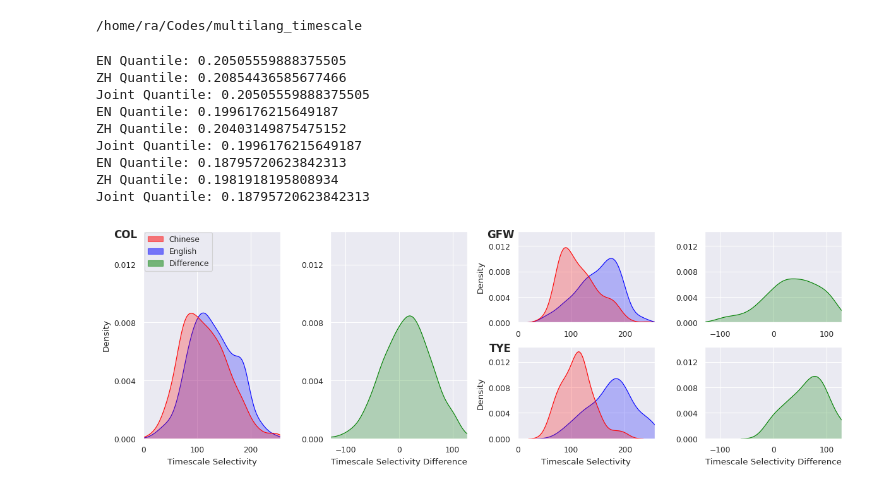
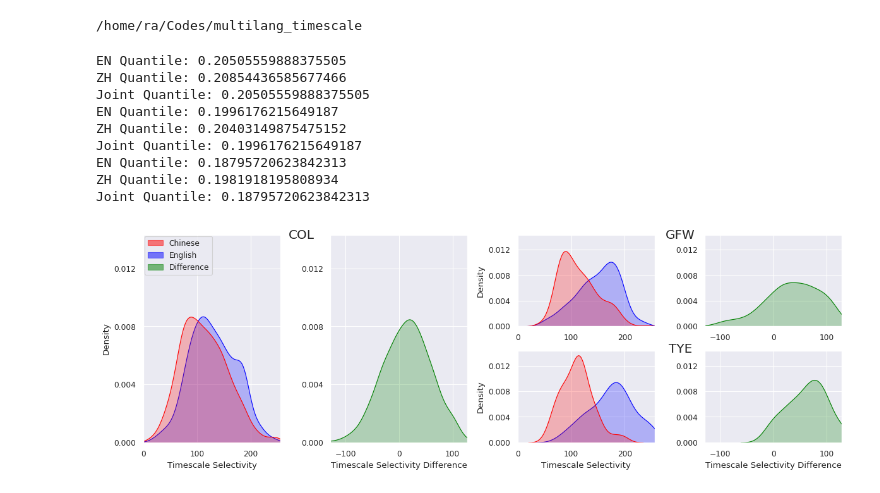
Before and after one commit to bramantyois/multilang_timescale, a Jupyter notebook: notebook/03_plots/04_timescale_distribution.ipynb, the cells around one changed output. Drawn from its saved outputs; the diff is of its cells as text; code cells hidden in the pictures.

Commit message:
aggregate timescale plot

```diff
--- a/notebook/03_plots/04_timescale_distribution.ipynb
+++ b/notebook/03_plots/04_timescale_distribution.ipynb
@@ -70,6 +70,8 @@ subject_ids = ["COL", "GFW", "TYE"]
 config_plotting(context=plotting_context)
 
 figsize = figsize_dict[figsize_type]
+# get default font size
+default_font_size = plt.rcParams["font.size"]
 # %%
 def get_stats(subject_id: str):
     en_feature_config = f".temp/config/bling/feature/{subject_id}/mBERT_all_untrimmed_timescale_stepwise_en.json"
@@ -223,7 +272,7 @@ import matplotlib.ticker as ticker
 import matplotlib.patches as mpatches
 
 
-fig = plt.figure(figsize=(12,4))
+fig = plt.figure(figsize=figsize_dict["long"])
 gs = fig.add_gridspec(2, 4)
 
 # two the big one for COL
@@ -234,49 +283,98 @@ ax_gfw_1 = fig.add_subplot(gs[0, 2], sharex=ax_col_1, sharey=ax_col_1)
 ax_gfw_2 = fig.add_subplot(gs[0, 3], sharex=ax_col_2, sharey=ax_col_1)
 
 ax_tye_1 = fig.add_subplot(gs[1, 2], sharex=ax_col_1, sharey=ax_col_1)
-ax_tye_2 = fig.add_subplot(gs[1, 3], sharex=ax_col_2, sharey=ax_col_1,)
+ax_tye_2 = fig.add_subplot(
+    gs[1, 3],
+    sharex=ax_col_2,
+    sharey=ax_col_1,
+)
 
 for ax in [ax_gfw_1, ax_gfw_2, ax_tye_1, ax_tye_2]:
     ax.yaxis.set_major_locator(ticker.MaxNLocator(4))
 
 
-fig.text(0.0425, 0.95, "COL", ha="center", va="center", fontsize=12, transform=fig.transFigure, weight="bold")
-fig.text(0.5375, 0.95, "GFW", ha="center", va="center", fontsize=12, transform=fig.transFigure, weight="bold")
-fig.text(0.5375, 0.5, "TYE", ha="center", va="center", fontsize=12, transform=fig.transFigure, weight="bold")
+fig.text(
+    0.275,
+    0.9625,
+    r"\underline{COL}",
+    ha="center",
+    va="center",
+    fontsize=default_font_size * 1.5,
+    transform=fig.transFigure,
 
-plot_density(stats, subject_id="COL", top_score_percentage_filter=0.75, axs=[ax_col_1, ax_col_2])
 
-red_patch = mpatches.Patch(color='red', label='Chinese', alpha=0.5)
-blue_patch = mpatches.Patch(color='blue', label='English', alpha=0.5)
-green_patch = mpatches.Patch(color='green', label='Difference', alpha=0.5)
-fig.legend(handles=[red_patch, blue_patch, green_patch], loc="upper left", bbox_to_anchor=(0.0625, 0.975))
+)
+fig.text(
+    0.775,
+    0.9625,
+    "GFW",
+    ha="center",
+    va="center",
+    fontsize=default_font_size * 1.5,
+    transform=fig.transFigure,
+)
+fig.text(
+    0.775,
+    0.5125,
+    "TYE",
+    ha="center",
+    va="center",
+    fontsize=default_font_size * 1.5,
+    transform=fig.transFigure,
+)
+
+plot_density(
+    stats, subject_id="COL", top_score_percentage_filter=0.75, axs=[ax_col_1, ax_col_2]
+)
+
+red_patch = mpatches.Patch(color="red", label="Chinese", alpha=0.5)
+blue_patch = mpatches.Patch(color="blue", label="English", alpha=0.5)
+green_patch = mpatches.Patch(color="green", label="Difference", alpha=0.5)
+fig.legend(
+    handles=[red_patch, blue_patch, green_patch],
+    loc="upper left",
+    bbox_to_anchor=(0.0625, 0.975),
+)
 
 # smaller one for TYE and GFW
 
-plot_density(stats, subject_id="GFW", top_score_percentage_filter=0.75, axs=[ax_gfw_1, ax_gfw_2], set_lim=False, print_x_label=False)
-plot_density(stats, subject_id="TYE", top_score_percentage_filter=0.75, axs=[ax_tye_1, ax_tye_2],set_lim=False)
+plot_density(
+    stats,
+    subject_id="GFW",
+    top_score_percentage_filter=0.75,
+    axs=[ax_gfw_1, ax_gfw_2],
+    set_lim=False,
+    print_x_label=False,
+)
+plot_density(
+    stats,
+    subject_id="TYE",
+    top_score_percentage_filter=0.75,
+    axs=[ax_tye_1, ax_tye_2],
+    set_lim=False,
+)
 
 plt.tight_layout()
 
 save_fn = f".temp/image/{analysis_name}/density_top25.png"
 
 os.makedirs(os.path.dirname(save_fn), exist_ok=True)
 
 plt.savefig(save_fn, dpi=300)
 
 
 plt.show()
 # %% [output]
 EN Quantile: 0.20505559888375505
 ZH Quantile: 0.20854436585677466
 Joint Quantile: 0.20505559888375505
 EN Quantile: 0.1996176215649187
 ZH Quantile: 0.20403149875475152
 Joint Quantile: 0.1996176215649187
 EN Quantile: 0.18795720623842313
 ZH Quantile: 0.1981918195808934
 Joint Quantile: 0.18795720623842313
-[figure, old version]
+[figure, new version]
 # %%
 import matplotlib.ticker as ticker
 import matplotlib.patches as mpatches
```
Also changed, not shown: parts of 6 cells of this notebook, 2 other files.
